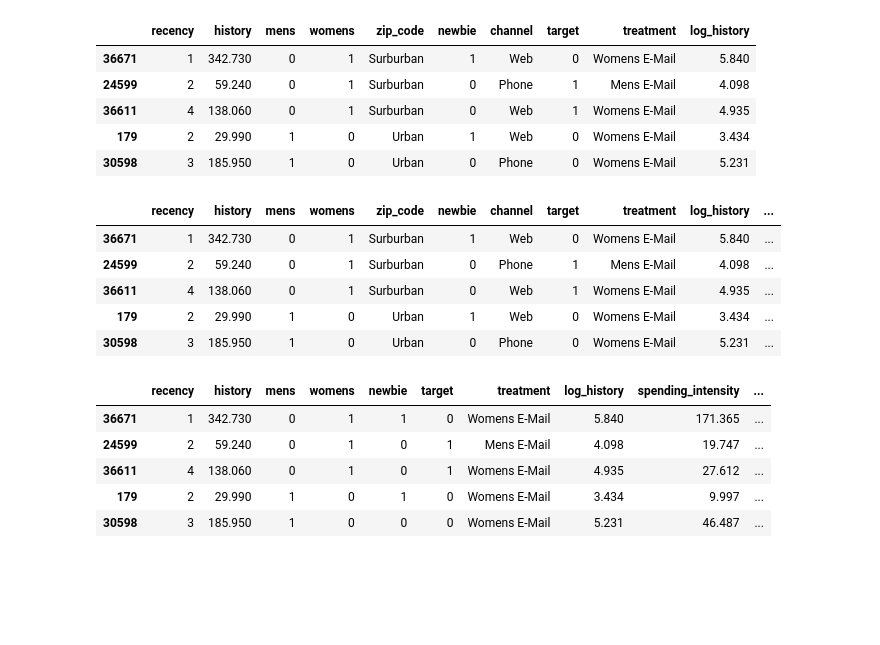
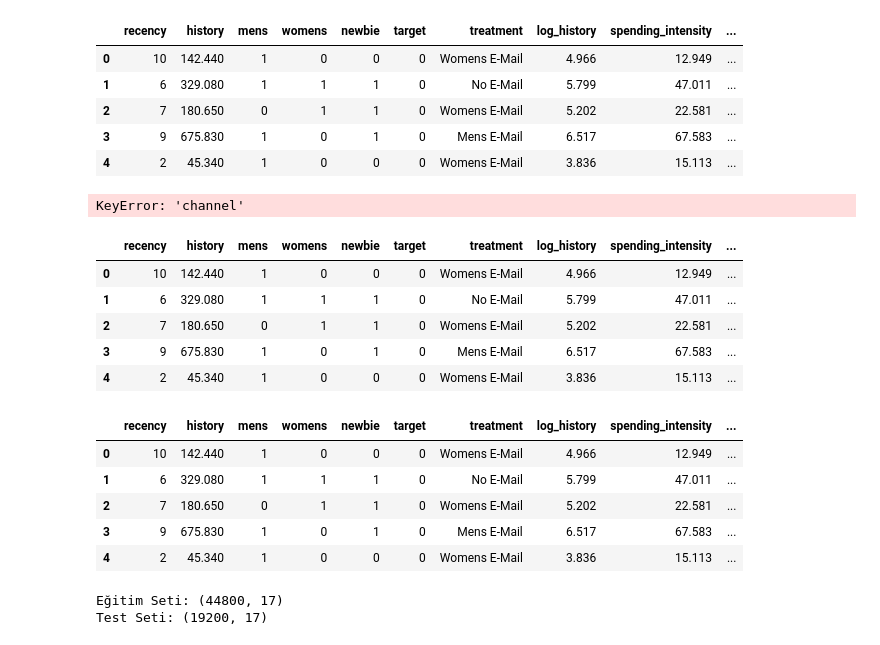
Before and after one commit to faranji/causal-crm-uplift-modeling, a Jupyter notebook: eda.ipynb, the cells around one changed output. Saved outputs shown, nothing was run; the diff lists cells and outputs as text; code cells hidden in the pictures; blank space fills up the shorter version.

```diff
--- a/eda.ipynb
+++ b/eda.ipynb
@@ -221,9 +293,9 @@ recency 44800.000   5.754   3.508  1.000  2.000   5.000   9.000   12.000
 # %%
-df_train['log_history'] = np.log1p(df_train['history']) #right-skewness'ı çözmek için. ridge bundan hoşlanmaz.
+df['log_history'] = np.log1p(df['history']) #right-skewness'ı çözmek için. ridge bundan hoşlanmaz.
 
 # Yeni dağılıma tekrar bakalım
 plt.figure(figsize=(10, 5))
-sns.histplot(data=df_train, x='log_history', kde=True, bins=50)
+sns.histplot(data=df, x='log_history', kde=True, bins=50)
 plt.title("Log Dönüşümü Sonrası Geçmiş Harcama Dağılımı")
 plt.show()
 # %% [output]
@@ -231,36 +303,38 @@ plt.show()
 # %%
-df_train.drop(columns=['history_segment'], errors='ignore', inplace=True)
+df.drop(columns=['history_segment'], errors='ignore', inplace=True)
 # %%
-df_train.head()
+df.head()
 # %% [output]
-|  | recency | history | mens | womens | zip_code | newbie | channel | target | treatment | log_history |
-| 36671 | 1 | 342.730 | 0 | 1 | Surburban | 1 | Web | 0 | Womens E-Mail | 5.840 |
-| 24599 | 2 | 59.240 | 0 | 1 | Surburban | 0 | Phone | 1 | Mens E-Mail | 4.098 |
-| 36611 | 4 | 138.060 | 0 | 1 | Surburban | 0 | Web | 1 | Womens E-Mail | 4.935 |
-| 179 | 2 | 29.990 | 1 | 0 | Urban | 1 | Web | 0 | Womens E-Mail | 3.434 |
-| 30598 | 3 | 185.950 | 1 | 0 | Urban | 0 | Phone | 0 | Womens E-Mail | 5.231 |
+|  | recency | history | mens | womens | newbie | target | treatment | log_history | spending_intensity | ... |
+| 0 | 10 | 142.440 | 1 | 0 | 0 | 0 | Womens E-Mail | 4.966 | 12.949 | ... |
+| 1 | 6 | 329.080 | 1 | 1 | 1 | 0 | No E-Mail | 5.799 | 47.011 | ... |
+| 2 | 7 | 180.650 | 0 | 1 | 1 | 0 | Womens E-Mail | 5.202 | 22.581 | ... |
+| 3 | 9 | 675.830 | 1 | 0 | 1 | 0 | Mens E-Mail | 6.517 | 67.583 | ... |
+| 4 | 2 | 45.340 | 1 | 0 | 0 | 0 | Womens E-Mail | 3.836 | 15.113 | ... |
 # %%
 # A. Harcama Yoğunluğu, taze olanın sadakati daha yüksek.
-df_train['spending_intensity'] = df_train['history'] / (df_train['recency'] + 1)
+df['spending_intensity'] = df['history'] / (df['recency'] + 1)
 
 # B. Kategori Çeşitliliği, kampanya e-postalarına tepkisi tek bir kategoriye bakan kişiden çok farklı olur.
-df_train['is_unisex_buyer'] = df_train['mens'] * df_train['womens']
+df['is_unisex_buyer'] = df['mens'] * df['womens']
 
 # C. Dijital Segmentler, kampanyasının etkisini (uplift) hesaplarken eski dijitallerle yeni dijitalleri farklı skorlar vererek ikna etmeye çalışıyor.
-df_train['digital_newbies'] = df_train['newbie'] * (df_train['channel'] == 'Web').astype(int)
-df_train['digital_veterans'] = (1 - df_train['newbie']) * (df_train['channel'] == 'Web').astype(int)
+df['digital_newbies'] = df['newbie'] * (df['channel'] == 'Web').astype(int)
+df['digital_veterans'] = (1 - df['newbie']) * (df['channel'] == 'Web').astype(int)
 
 # D. Şehir merkezinde yaşayıp web kullanan kitle, e-postalara anında reaksiyon göstermeye en müsait olan "hızlı tüketici" segmentidir.
-df_train['urban_web_user'] = ((df_train['zip_code'] == 'Urban') & (df_train['channel'] == 'Web')).astype(int)
+df['urban_web_user'] = ((df['zip_code'] == 'Urban') & (df['channel'] == 'Web')).astype(int)
+# %% [output]
+KeyError: 'channel'
 # %%
-df_train.head()
+df.head()
 # %% [output]
-|  | recency | history | mens | womens | zip_code | newbie | channel | target | treatment | log_history | ... |
-| 36671 | 1 | 342.730 | 0 | 1 | Surburban | 1 | Web | 0 | Womens E-Mail | 5.840 | ... |
-| 24599 | 2 | 59.240 | 0 | 1 | Surburban | 0 | Phone | 1 | Mens E-Mail | 4.098 | ... |
-| 36611 | 4 | 138.060 | 0 | 1 | Surburban | 0 | Web | 1 | Womens E-Mail | 4.935 | ... |
-| 179 | 2 | 29.990 | 1 | 0 | Urban | 1 | Web | 0 | Womens E-Mail | 3.434 | ... |
-| 30598 | 3 | 185.950 | 1 | 0 | Urban | 0 | Phone | 0 | Womens E-Mail | 5.231 | ... |
+|  | recency | history | mens | womens | newbie | target | treatment | log_history | spending_intensity | ... |
+| 0 | 10 | 142.440 | 1 | 0 | 0 | 0 | Womens E-Mail | 4.966 | 12.949 | ... |
+| 1 | 6 | 329.080 | 1 | 1 | 1 | 0 | No E-Mail | 5.799 | 47.011 | ... |
+| 2 | 7 | 180.650 | 0 | 1 | 1 | 0 | Womens E-Mail | 5.202 | 22.581 | ... |
+| 3 | 9 | 675.830 | 1 | 0 | 1 | 0 | Mens E-Mail | 6.517 | 67.583 | ... |
+| 4 | 2 | 45.340 | 1 | 0 | 0 | 0 | Womens E-Mail | 3.836 | 15.113 | ... |
 # %%
 def one_hot_encoder(dataframe, categorical_cols, drop_first=True):
     dataframe = pd.get_dummies(dataframe, columns=categorical_cols, drop_first=drop_first, dtype=int) # drop_first=True, veri setin gereksiz yere şişmez, multicollinearity engeller
@@ -274,11 +348,11 @@ df_train = one_hot_encoder(df_train, ohe_cols)
 # Gördüğün gibi, model ilk 4 kolonun değerini bildiği an, 5. kolonun ne olacağını (oraya bakmasına bile gerek kalmadan) matematiksel olarak %100 doğrulukla bulabilir. İşte bu durum mükemmel çoklu doğrusal bağlantıdır.
 # Sen drop_first=False yaptığında, elindeki 5 kolonun toplamı (1) ile Intercept kolonunun kendisi (1) tamamen üst üste biner. Lineer cebirde buna bağımlı matris denir.
 # %%
-df_train.head()
+df.head()
 # %% [output]
 |  | recency | history | mens | womens | newbie | target | treatment | log_history | spending_intensity | ... |
-| 36671 | 1 | 342.730 | 0 | 1 | 1 | 0 | Womens E-Mail | 5.840 | 171.365 | ... |
-| 24599 | 2 | 59.240 | 0 | 1 | 0 | 1 | Mens E-Mail | 4.098 | 19.747 | ... |
-| 36611 | 4 | 138.060 | 0 | 1 | 0 | 1 | Womens E-Mail | 4.935 | 27.612 | ... |
-| 179 | 2 | 29.990 | 1 | 0 | 1 | 0 | Womens E-Mail | 3.434 | 9.997 | ... |
-| 30598 | 3 | 185.950 | 1 | 0 | 0 | 0 | Womens E-Mail | 5.231 | 46.487 | ... |
+| 0 | 10 | 142.440 | 1 | 0 | 0 | 0 | Womens E-Mail | 4.966 | 12.949 | ... |
+| 1 | 6 | 329.080 | 1 | 1 | 1 | 0 | No E-Mail | 5.799 | 47.011 | ... |
+| 2 | 7 | 180.650 | 0 | 1 | 1 | 0 | Womens E-Mail | 5.202 | 22.581 | ... |
+| 3 | 9 | 675.830 | 1 | 0 | 1 | 0 | Mens E-Mail | 6.517 | 67.583 | ... |
+| 4 | 2 | 45.340 | 1 | 0 | 0 | 0 | Womens E-Mail | 3.836 | 15.113 | ... |
@@ -284,0 +363,16 @@ df_train.head()
+# %%
+df_train, df_test = train_test_split(
+    df,
+    test_size=0.30,
+    random_state=17,
+    stratify=df['target'] # veri dengesiz olduğu için gerekli! dengeli olarak dağıtır. alışveriş yapan/toplam oranı aynıdır.
+)
+
+df_train.to_csv("train_data.csv", index=False)
+df_test.to_csv("test_data.csv", index=False)
+
+print(f"Eğitim Seti: {df_train.shape}")
+print(f"Test Seti: {df_test.shape}")
+# %% [output]
+Eğitim Seti: (44800, 17)
+Test Seti: (19200, 17)
```
Also changed, not shown: parts of 25 cells of this notebook, 2 other files.
